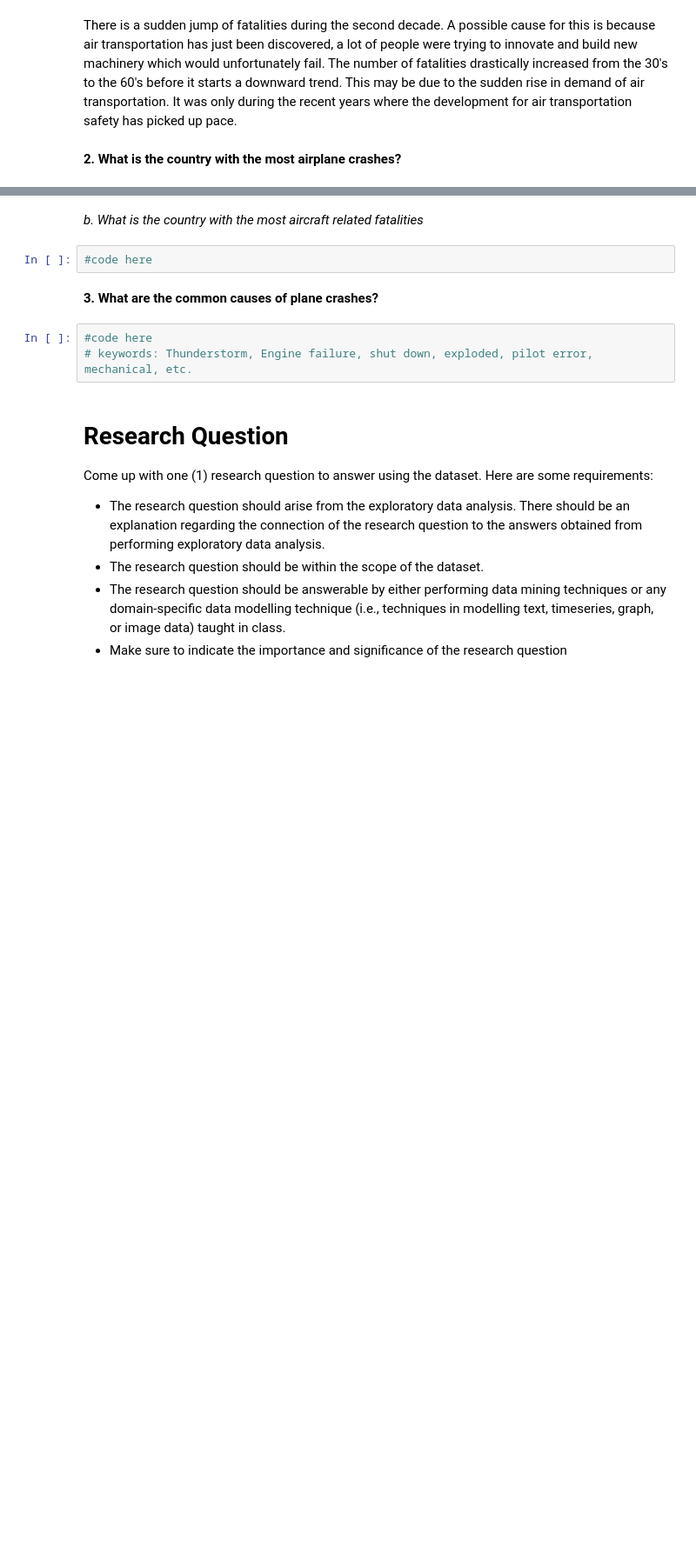
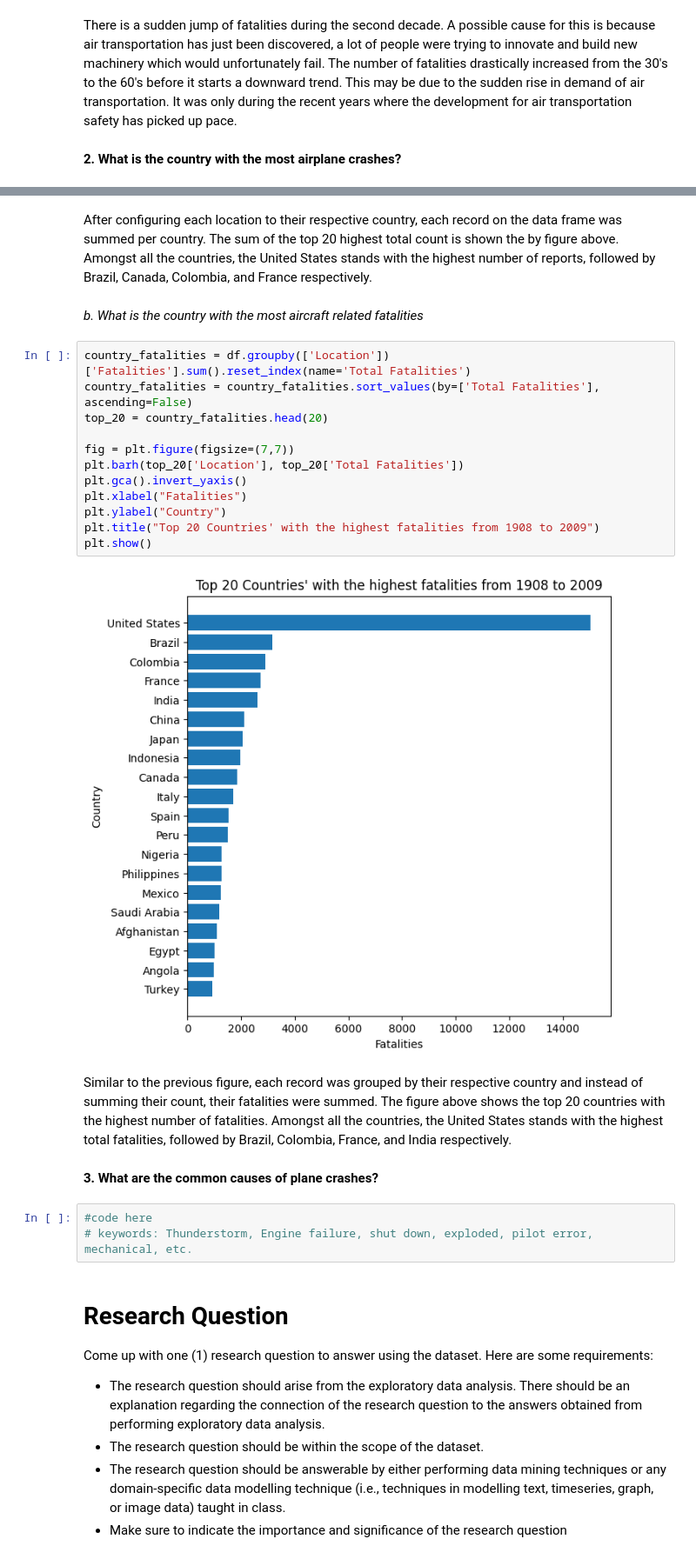
Before and after one commit to samueluy/CSMODEL-5, a Jupyter notebook: csmodel-5-phase-1.ipynb, the cells around one changed output, grey strips where cells are left out. Shown at 87% size. Cells and saved outputs as stored; diff of their text form; blank space fills up the shorter version.

```diff
--- a/csmodel-5-phase-1.ipynb
+++ b/csmodel-5-phase-1.ipynb
@@ -188,7 +240,23 @@ There is a sudden jump of fatalities during the second decade. A possible cause
+# %% [markdown]
+After configuring each location to their respective country, each record on the data frame was summed per country. The sum of the top 20 highest total count is shown the by figure above. Amongst all the countries, the United States stands with the highest number of reports, followed by Brazil, Canada, Colombia, and France respectively.
 # %% [markdown]
 *b. What is the country with the most aircraft related fatalities*
-# %%
-#code here
+# %%
+country_fatalities = df.groupby(['Location'])['Fatalities'].sum().reset_index(name='Total Fatalities')
+country_fatalities = country_fatalities.sort_values(by=['Total Fatalities'], ascending=False)
+top_20 = country_fatalities.head(20)
+
+fig = plt.figure(figsize=(7,7))
+plt.barh(top_20['Location'], top_20['Total Fatalities'])
+plt.gca().invert_yaxis()
+plt.xlabel("Fatalities")
+plt.ylabel("Country")
+plt.title("Top 20 Countries' with the highest fatalities from 1908 to 2009")
+plt.show()
+# %% [output]
+[figure, added]
+# %% [markdown]
+Similar to the previous figure, each record was grouped by their respective country and instead of summing their count, their fatalities were summed. The figure above shows the top 20 countries with the highest number of fatalities. Amongst all the countries, the United States stands with the highest total fatalities, followed by Brazil, Colombia, France, and India respectively.
 # %% [markdown]
 **3. What are the common causes of plane crashes?**
 # %%
```
Also changed, not shown: parts of 4 cells of this notebook.
